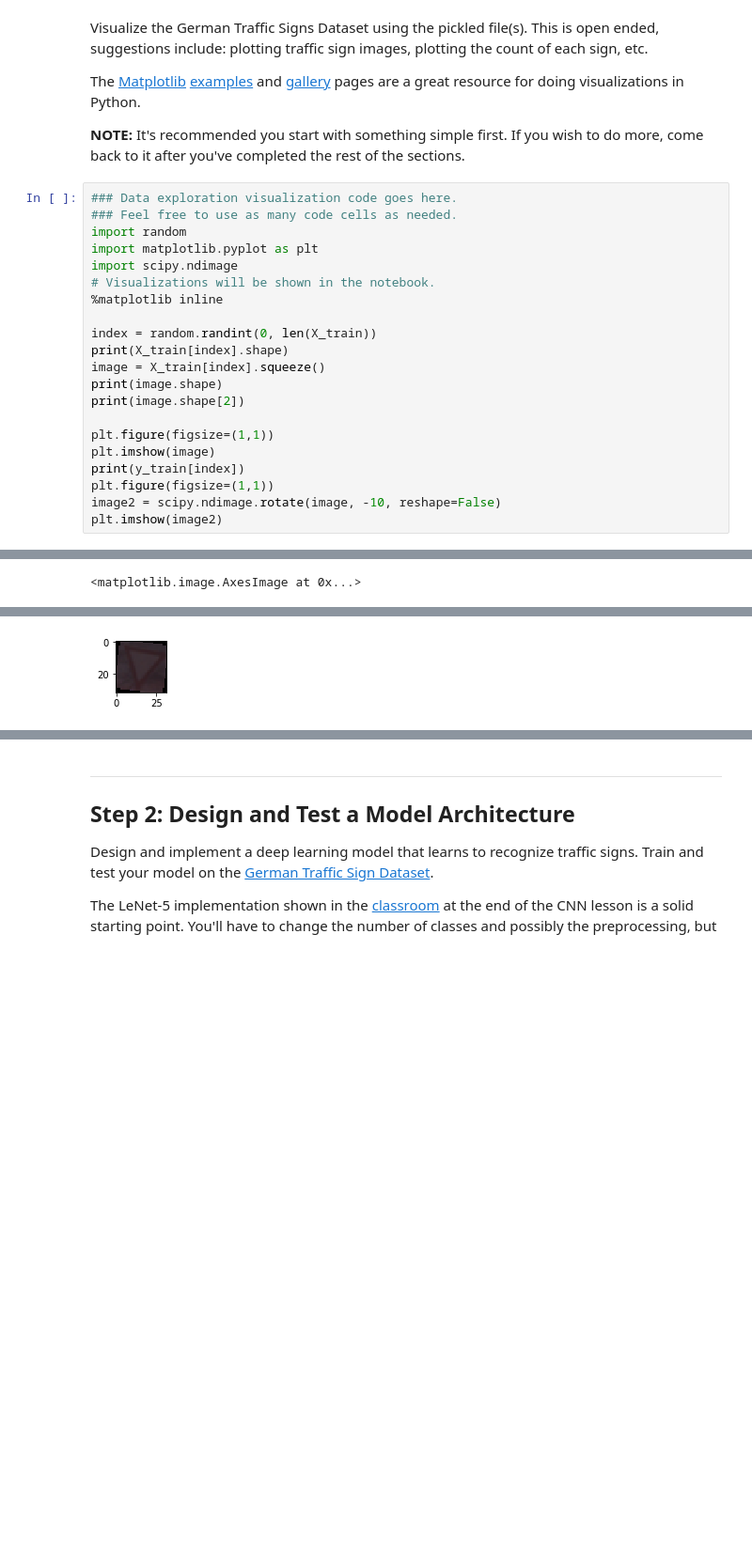
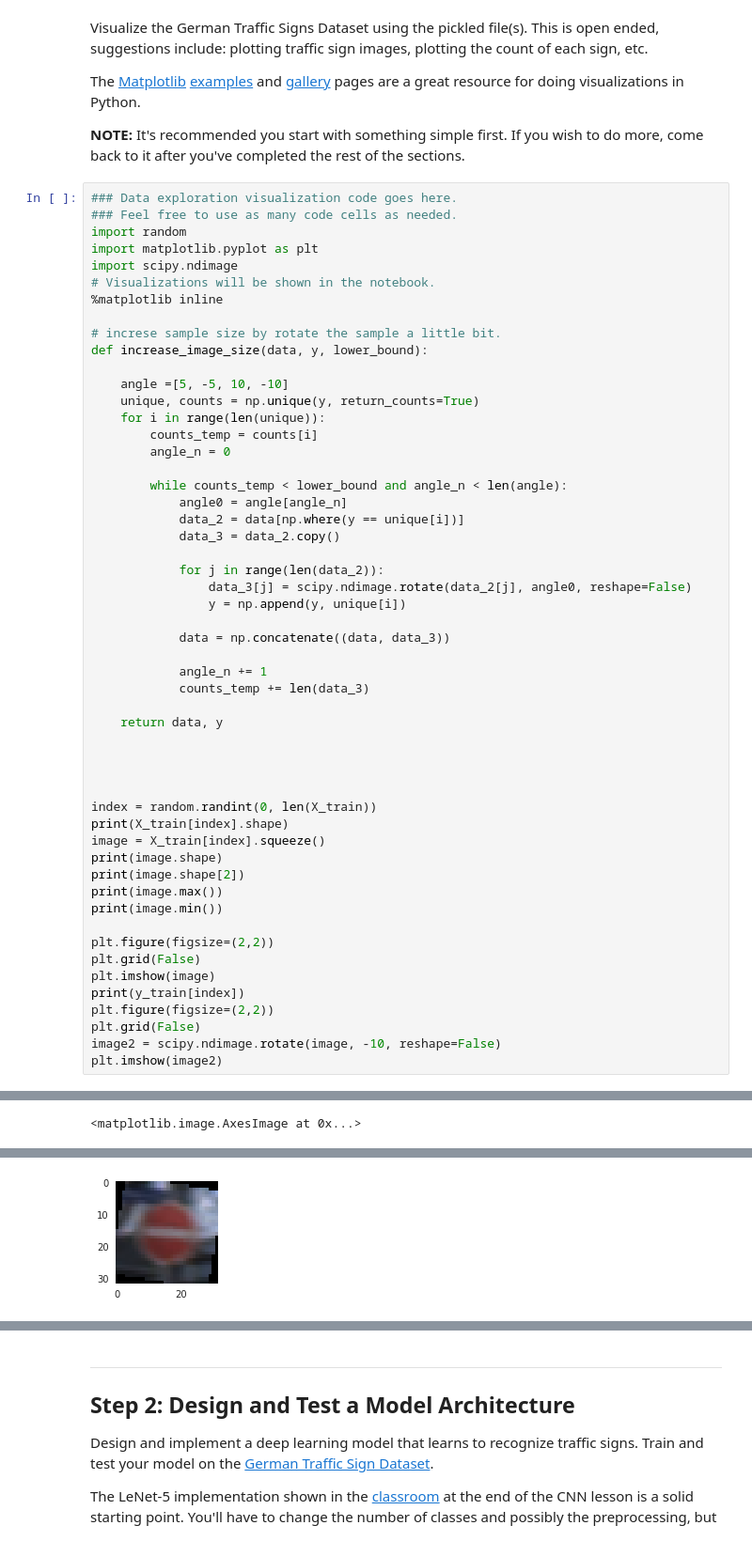
Before and after one commit to nanoman08/CarND-Traffic-Sign-Classifier-Project, a Jupyter notebook: TS_Classifier.ipynb, the cells around one changed output, grey strips where cells are left out. Shown at 94% size. Saved outputs shown, nothing was run; the diff lists cells and outputs as text; blank space fills up the shorter version.

```diff
--- a/TS_Classifier.ipynb
+++ b/TS_Classifier.ipynb
@@ -103,16 +175,48 @@ import scipy.ndimage
 # Visualizations will be shown in the notebook.
 %matplotlib inline
 
+# increse sample size by rotate the sample a little bit.
+def increase_image_size(data, y, lower_bound):
+
+    angle =[5, -5, 10, -10]
+    unique, counts = np.unique(y, return_counts=True)
+    for i in range(len(unique)):
+        counts_temp = counts[i]
+        angle_n = 0
+
+        while counts_temp < lower_bound and angle_n < len(angle):
+            angle0 = angle[angle_n]
+            data_2 = data[np.where(y == unique[i])]
+            data_3 = data_2.copy()
+
+            for j in range(len(data_2)):
+                data_3[j] = scipy.ndimage.rotate(data_2[j], angle0, reshape=False)
+                y = np.append(y, unique[i])
+
+            data = np.concatenate((data, data_3))
+
+            angle_n += 1
+            counts_temp += len(data_3)
+
+    return data, y
+
+
+
+
 index = random.randint(0, len(X_train))
 print(X_train[index].shape)
 image = X_train[index].squeeze()
 print(image.shape)
 print(image.shape[2])
+print(image.max())
+print(image.min())
 
-plt.figure(figsize=(1,1))
+plt.figure(figsize=(2,2))
+plt.grid(False)
 plt.imshow(image)
 print(y_train[index])
-plt.figure(figsize=(1,1))
+plt.figure(figsize=(2,2))
+plt.grid(False)
 image2 = scipy.ndimage.rotate(image, -10, reshape=False)
 plt.imshow(image2)
 # %% [output]
@@ -125 +231 @@ plt.imshow(image2)
-[figure, old version]
+[figure, new version]
```
Also changed, not shown: parts of 8 cells of this notebook, 18 other files.
